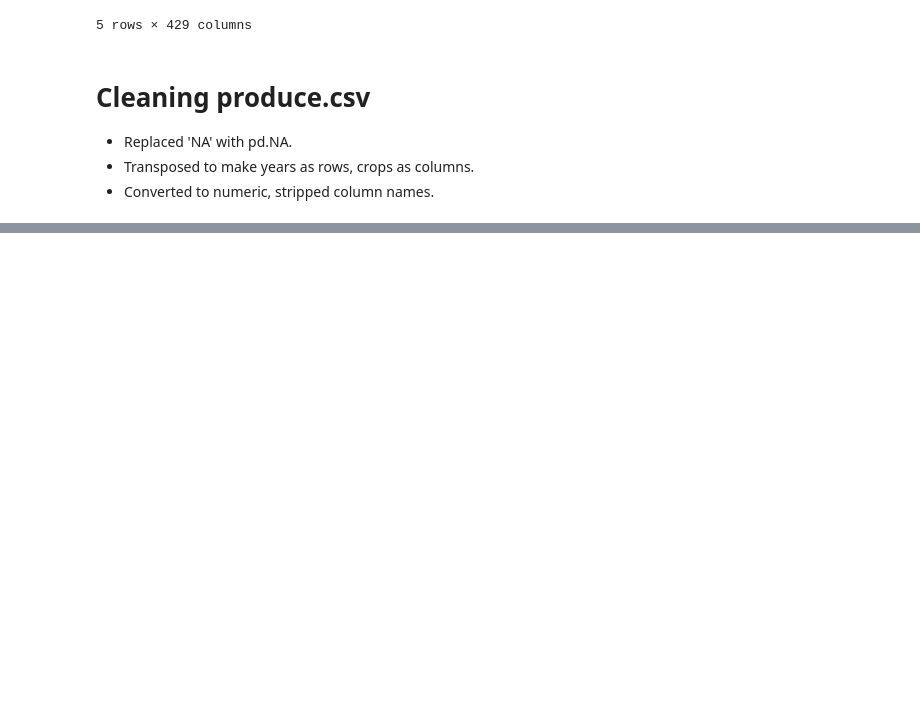
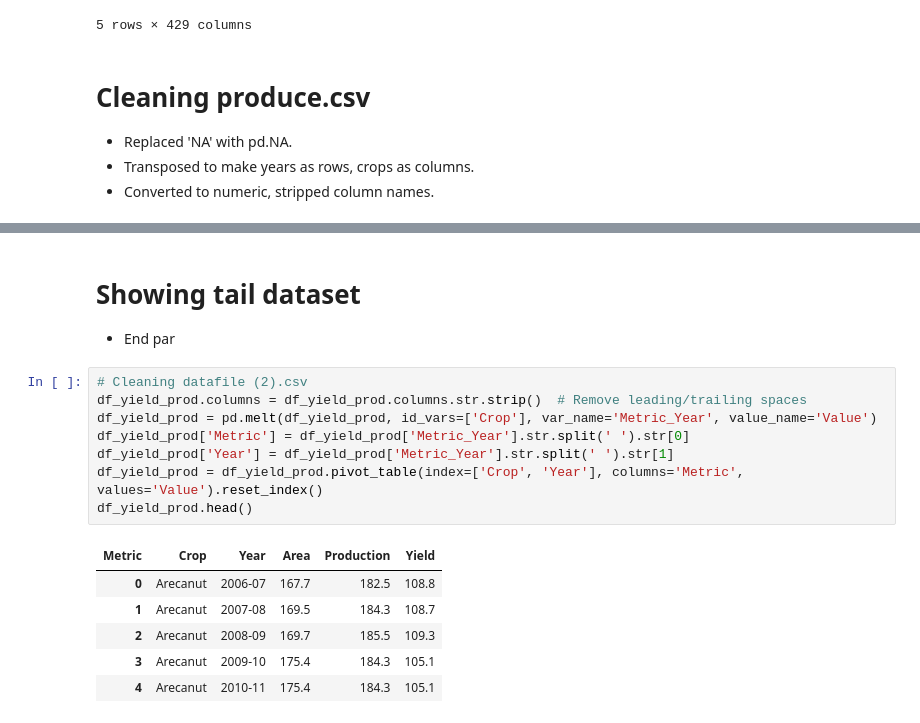
Before and after one commit to shadinmc/Agri-Crop-Prediction-India, a Jupyter notebook: notebooks/Agri_Analysis.ipynb, the cells around one changed output, grey strips where cells are left out. Drawn from its saved outputs; the diff is of its cells as text; blank space fills up the shorter version.

```diff
--- a/notebooks/Agri_Analysis.ipynb
+++ b/notebooks/Agri_Analysis.ipynb
@@ -77,0 +84,18 @@ AttributeError: 'DataFrame' object has no attribute 'random'
+# %% [markdown]
+# Showing tail dataset
+- End par
+# %%
+# Cleaning datafile (2).csv
+df_yield_prod.columns = df_yield_prod.columns.str.strip()  # Remove leading/trailing spaces
+df_yield_prod = pd.melt(df_yield_prod, id_vars=['Crop'], var_name='Metric_Year', value_name='Value')
+df_yield_prod['Metric'] = df_yield_prod['Metric_Year'].str.split(' ').str[0]
+df_yield_prod['Year'] = df_yield_prod['Metric_Year'].str.split(' ').str[1]
+df_yield_prod = df_yield_prod.pivot_table(index=['Crop', 'Year'], columns='Metric', values='Value').reset_index()
+df_yield_prod.head()
+# %% [output]
+| Metric | Crop | Year | Area | Production | Yield |
+| 0 | Arecanut | 2006-07 | 167.7 | 182.5 | 108.8 |
+| 1 | Arecanut | 2007-08 | 169.5 | 184.3 | 108.7 |
+| 2 | Arecanut | 2008-09 | 169.7 | 185.5 | 109.3 |
+| 3 | Arecanut | 2009-10 | 175.4 | 184.3 | 105.1 |
+| 4 | Arecanut | 2010-11 | 175.4 | 184.3 | 105.1 |
```
Also changed, not shown: parts of 2 cells of this notebook.
